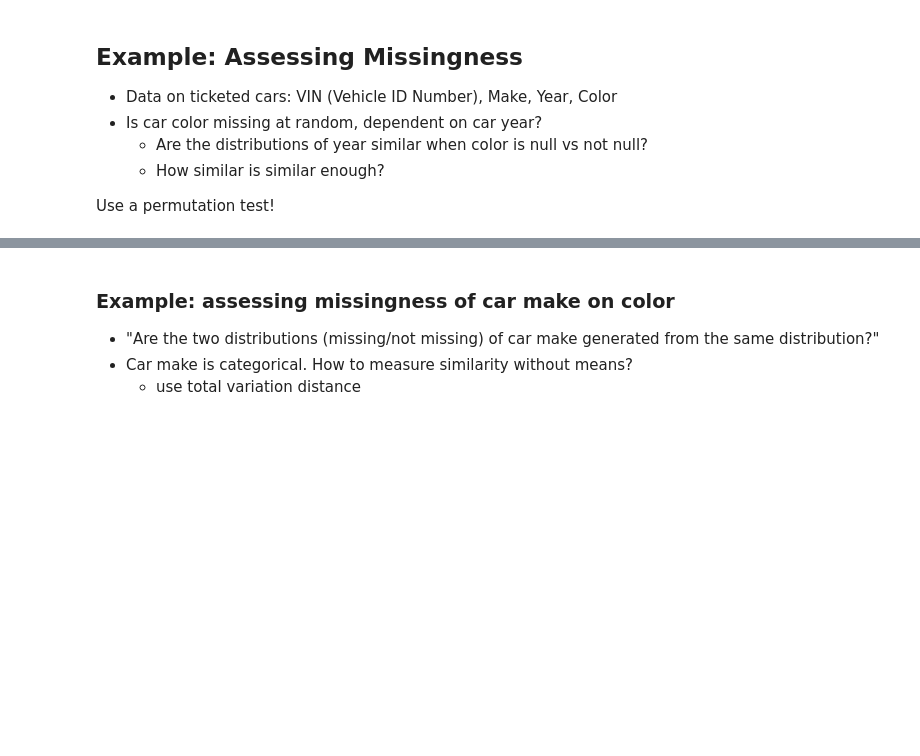
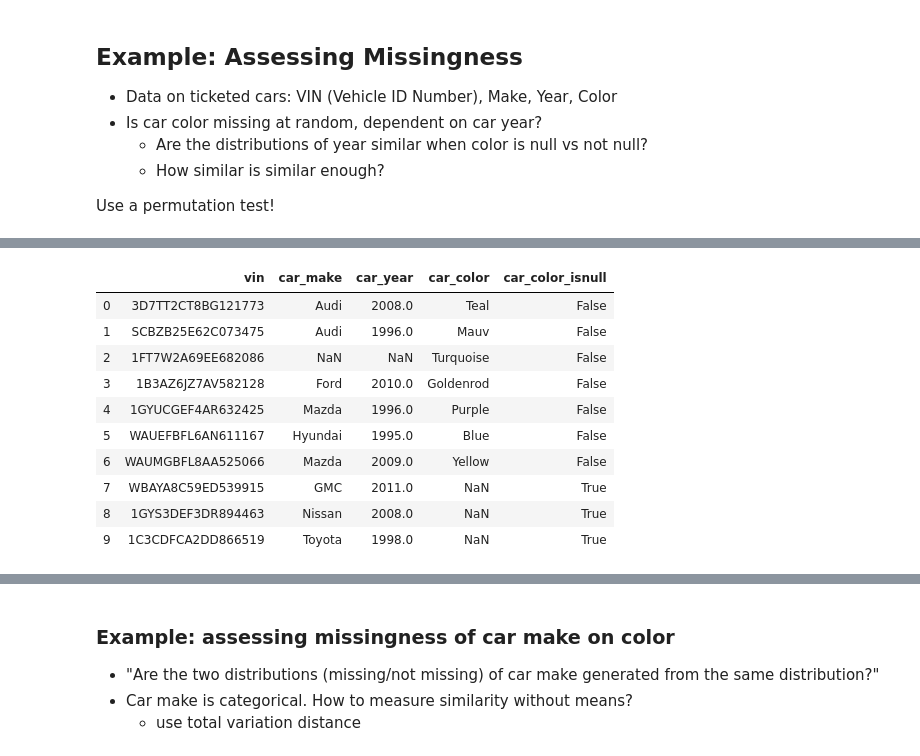
Before and after one commit to ucsd-ets/dsc80-fa20, a Jupyter notebook: Lectures/08 - Missingness/Lecture 08 Missingness.ipynb, the cells around one changed output, grey strips where cells are left out. Saved outputs shown, nothing was run; the diff lists cells and outputs as text; code cells hidden in the pictures; blank space fills up the shorter version.

```diff
--- a/Lectures/08 - Missingness/Lecture 08 Missingness.ipynb
+++ b/Lectures/08 - Missingness/Lecture 08 Missingness.ipynb
@@ -614,7 +632,19 @@ cars.car_color.isnull().mean()
 # %%
 # create a label:
 cars['car_color_isnull'] = cars.car_color.isnull()
-cars.head()
+cars.head(10)
+# %% [output]
+|  | vin | car_make | car_year | car_color | car_color_isnull |
+| 0 | 3D7TT2CT8BG121773 | Audi | 2008.0 | Teal | False |
+| 1 | SCBZB25E62C073475 | Audi | 1996.0 | Mauv | False |
+| 2 | 1FT7W2A69EE682086 | NaN | NaN | Turquoise | False |
+| 3 | 1B3AZ6JZ7AV582128 | Ford | 2010.0 | Goldenrod | False |
+| 4 | 1GYUCGEF4AR632425 | Mazda | 1996.0 | Purple | False |
+| 5 | WAUEFBFL6AN611167 | Hyundai | 1995.0 | Blue | False |
+| 6 | WAUMGBFL8AA525066 | Mazda | 2009.0 | Yellow | False |
+| 7 | WBAYA8C59ED539915 | GMC | 2011.0 | NaN | True |
+| 8 | 1GYS3DEF3DR894463 | Nissan | 2008.0 | NaN | True |
+| 9 | 1C3CDFCA2DD866519 | Toyota | 1998.0 | NaN | True |
 # %%
 # Can you think of a pattern: how often the car color is
 # missing dependent on the year of the car?
```
Also changed, not shown: parts of 17 cells of this notebook, 5 other files.
